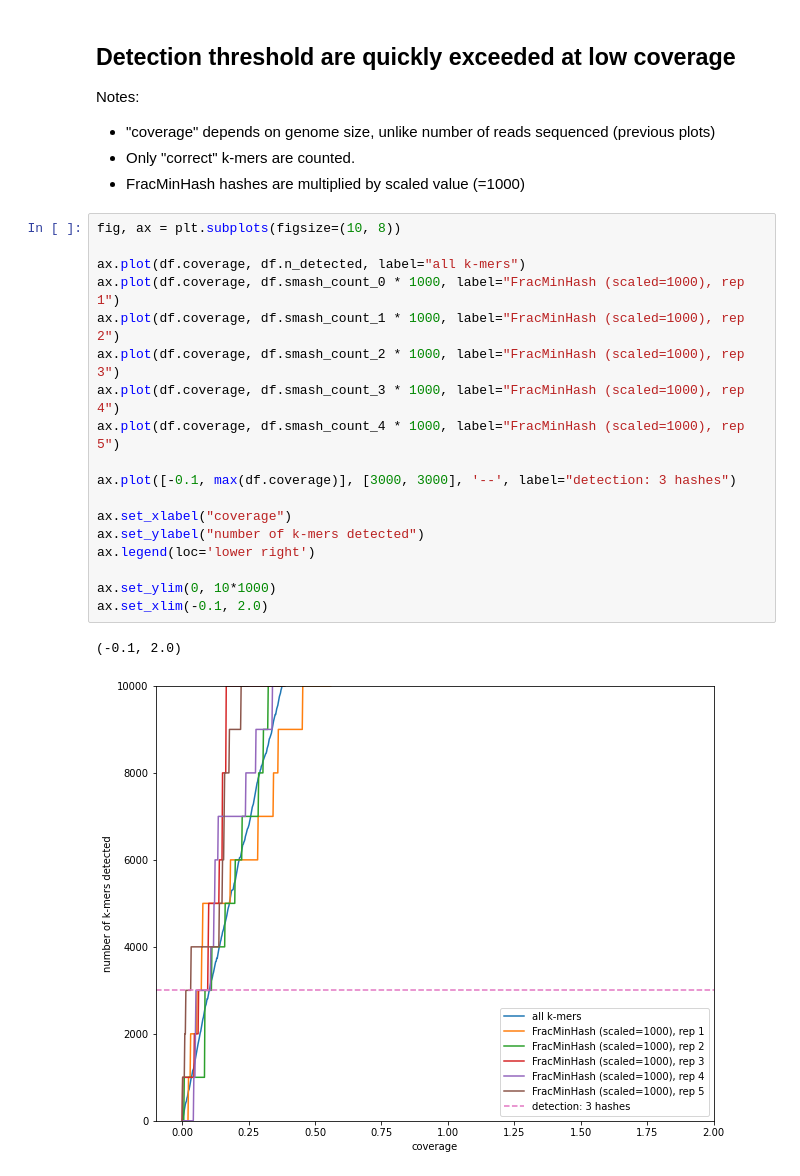
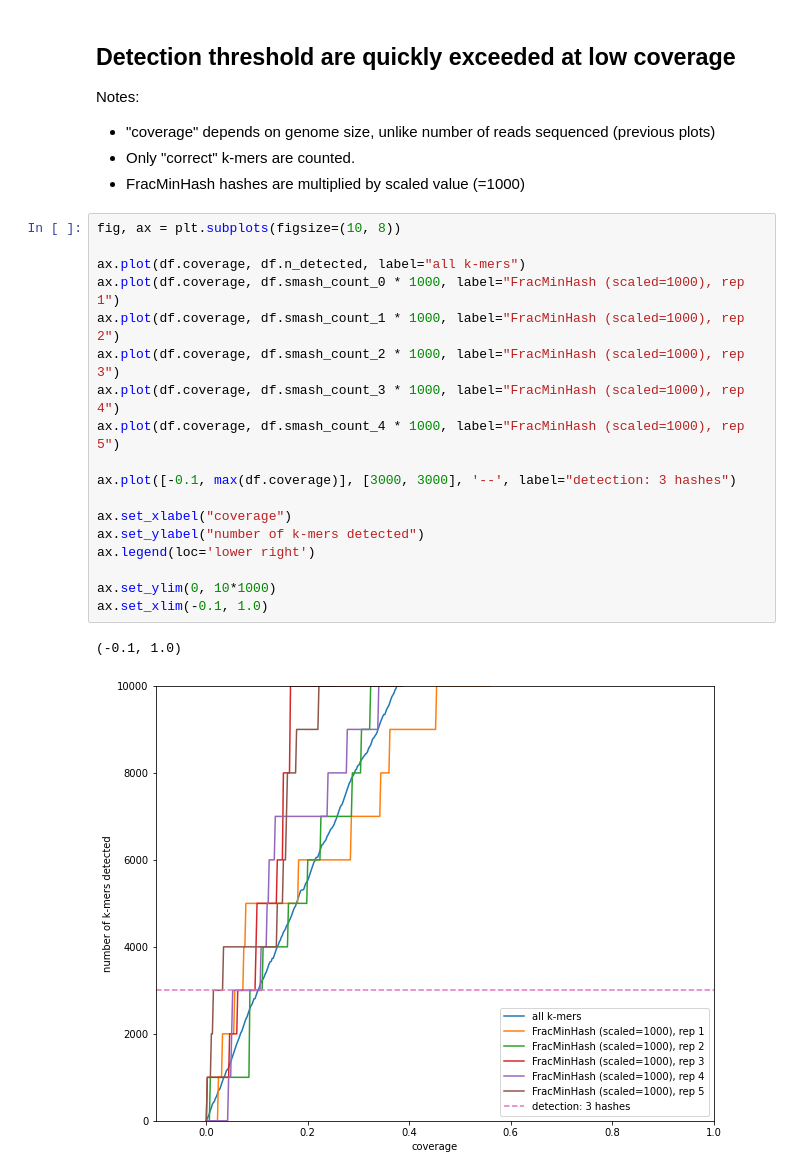
Before and after one commit to ctb/2022-sourmash-sens-spec, a Jupyter notebook: detection.ipynb, the cells around one changed output. Saved outputs shown, nothing was run; the diff lists cells and outputs as text.

```diff
--- a/detection.ipynb
+++ b/detection.ipynb
@@ -95,21 +95,21 @@ Notes:
 # %%
 fig, ax = plt.subplots(figsize=(10, 8))
 
 ax.plot(df.coverage, df.n_detected, label="all k-mers")
 ax.plot(df.coverage, df.smash_count_0 * 1000, label="FracMinHash (scaled=1000), rep 1")
 ax.plot(df.coverage, df.smash_count_1 * 1000, label="FracMinHash (scaled=1000), rep 2")
 ax.plot(df.coverage, df.smash_count_2 * 1000, label="FracMinHash (scaled=1000), rep 3")
 ax.plot(df.coverage, df.smash_count_3 * 1000, label="FracMinHash (scaled=1000), rep 4")
 ax.plot(df.coverage, df.smash_count_4 * 1000, label="FracMinHash (scaled=1000), rep 5")
 
 ax.plot([-0.1, max(df.coverage)], [3000, 3000], '--', label="detection: 3 hashes")
 
 ax.set_xlabel("coverage")
 ax.set_ylabel("number of k-mers detected")
 ax.legend(loc='lower right')
 
 ax.set_ylim(0, 10*1000)
-ax.set_xlim(-0.1, 2.0)
+ax.set_xlim(-0.1, 1.0)
 # %% [output]
-(-0.1, 2.0)
+(-0.1, 1.0)
-[figure, old version]
+[figure, new version]
```
Also changed, not shown: parts of 1 cell of this notebook, 1 other file.
